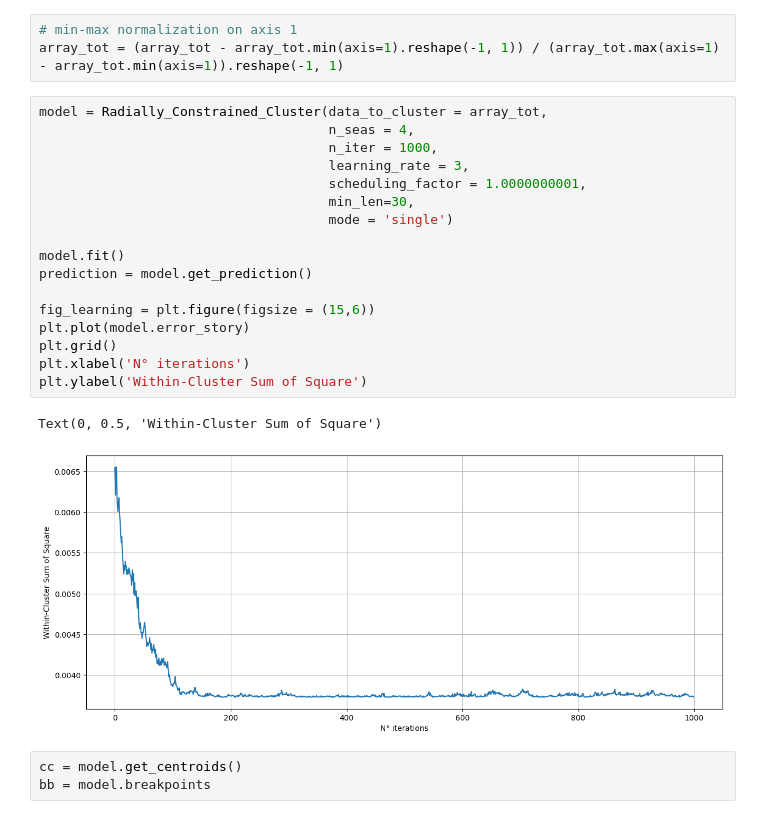
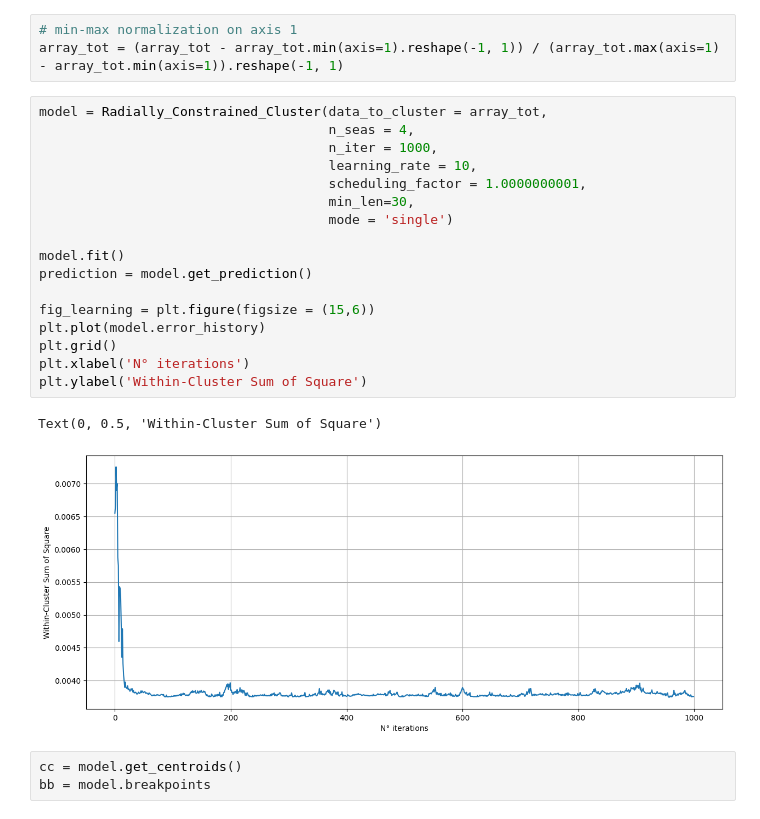
Before and after one commit to jacopograssi97/Radially_constrained_clustering, a Jupyter notebook: tester.ipynb, the cells around one changed output. Drawn from its saved outputs; the diff is of its cells as text.

```diff
--- a/tester.ipynb
+++ b/tester.ipynb
@@ -28,23 +27,23 @@ array_tot = (array_tot - array_tot.min(axis=1).reshape(-1, 1)) / (array_tot.max(
 # %%
 model = Radially_Constrained_Cluster(data_to_cluster = array_tot,
                                      n_seas = 4,
                                      n_iter = 1000,
-                                     learning_rate = 3,
+                                     learning_rate = 10,
                                      scheduling_factor = 1.0000000001,
                                      min_len=30,
                                      mode = 'single')
 
 model.fit()
 prediction = model.get_prediction()
 
 fig_learning = plt.figure(figsize = (15,6))
-plt.plot(model.error_story)
+plt.plot(model.error_history)
 plt.grid()
 plt.xlabel('N° iterations')
 plt.ylabel('Within-Cluster Sum of Square')
 # %% [output]
 Text(0, 0.5, 'Within-Cluster Sum of Square')
-[figure, old version]
+[figure, new version]
 # %%
 cc = model.get_centroids()
 bb = model.breakpoints
```
Also changed, not shown: parts of 7 cells of this notebook, 1 other file.
